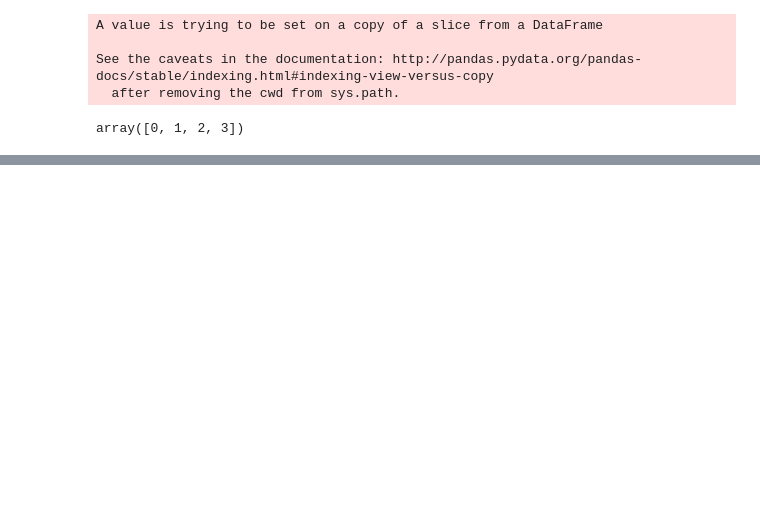
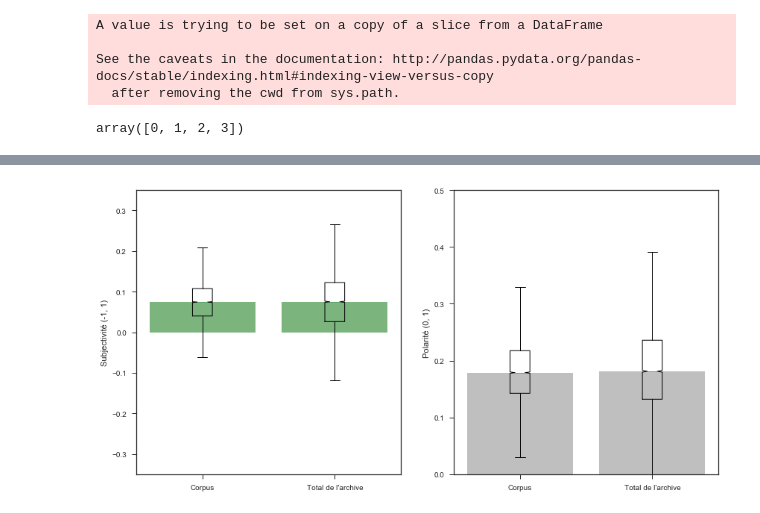
Before and after one commit to RPetitpierre/letemps_archive_opep, a Jupyter notebook: Sentiment_&_TTK.ipynb, the cells around one changed output, grey strips where cells are left out. Drawn from its saved outputs; the diff is of its cells as text; code cells hidden in the pictures; blank space fills up the shorter version.

```diff
--- a/Sentiment_&_TTK.ipynb
+++ b/Sentiment_&_TTK.ipynb
@@ -220,0 +232,44 @@ plt.show()
+# %%
+distr_corpus = np.random.uniform(0, len(df_corpus) - 1, 10000).astype('int')
+
+tb_corpus = ''
+subjectivity_corpus, polarity_corpus = [], []
+
+for i in distr_corpus:
+    blob = TextBlob(df_corpus['text'][i], pos_tagger=PatternTagger(), analyzer=PatternAnalyzer()).sentiment
+    subjectivity_corpus.append(blob[0])
+    polarity_corpus.append(blob[1])
+# %%
+distr_total = np.random.uniform(0, len(df_total) - 1, 10000).astype('int')
+
+tb_total = ''
+subjectivity_total, polarity_total = [], []
+
+for i in distr_total:
+    blob = TextBlob(df_total['text'][i], pos_tagger=PatternTagger(), analyzer=PatternAnalyzer()).sentiment
+    subjectivity_total.append(blob[0])
+    polarity_total.append(blob[1])
+# %%
+sns.set(rc={'figure.figsize':(14,7)})
+sns.set_style("ticks")
+# %%
+f, (ax1, ax2) = plt.subplots(1, 2)
+
+ax1.bar([1, 2], [np.median(subjectivity_corpus), np.median(subjectivity_total)], color = '#7CB47D')
+ax1.boxplot([subjectivity_corpus, subjectivity_total], notch = True);
+
+ax2.bar([1, 2], [np.median(polarity_corpus), np.median(polarity_total)], color = '#BFBFBF')
+ax2.boxplot([polarity_corpus, polarity_total], notch = True);
+
+ax1.set_ylim((-0.35, 0.35))
+ax2.set_ylim((0, 0.5))
+
+ax1.set_ylabel('Subjectivité (-1, 1)')
+ax2.set_ylabel('Polarité (0, 1)')
+
+ax1.set_xticklabels(['Corpus', 'Total de l\'archive'])
+ax2.set_xticklabels(['Corpus', 'Total de l\'archive'])
+
+plt.show();
+# %% [output]
+[figure, added]
```
Also changed, not shown: parts of 13 cells of this notebook.
